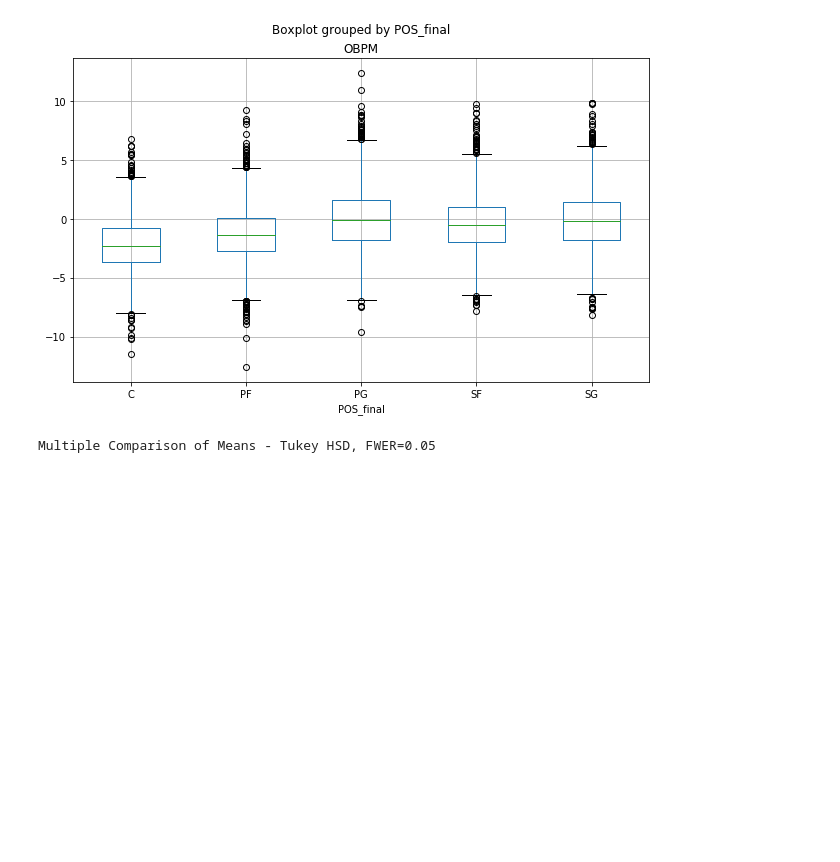
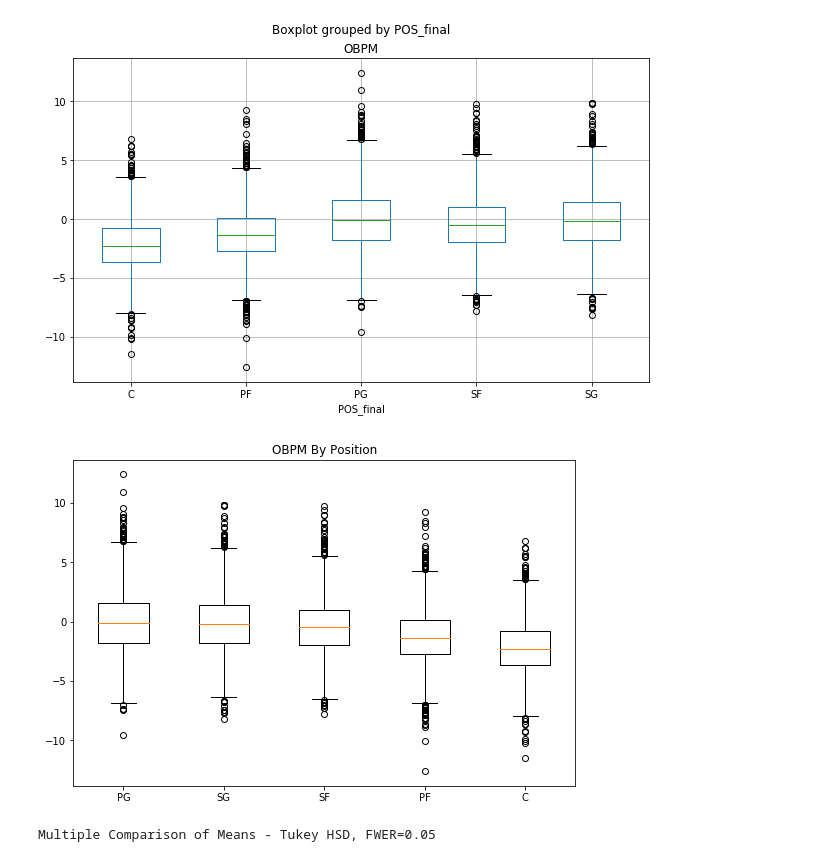
Before and after one commit to nteuthorn/Thinkful_Capstone1, a Jupyter notebook: Capstone 1.ipynb, the cells around one changed output. Saved outputs shown, nothing was run; the diff lists cells and outputs as text; code cells hidden in the pictures; blank space fills up the shorter version.

```diff
--- a/Capstone 1.ipynb
+++ b/Capstone 1.ipynb
@@ -564,6 +581,20 @@ y82_player_stats[(y82_player_stats.Role != 0)].boxplot('OBPM', by='POS_final', f
 # %% [output]
 <matplotlib.axes._subplots.AxesSubplot at 0x...>
 [figure]
+# %%
+data_to_plot = [y82_player_stats[(y82_player_stats.Role != 0) & (y82_player_stats.POS_final == 'PG')].OBPM,
+                y82_player_stats[(y82_player_stats.Role != 0) & (y82_player_stats.POS_final == 'SG')].OBPM,
+                y82_player_stats[(y82_player_stats.Role != 0) & (y82_player_stats.POS_final == 'SF')].OBPM,
+                y82_player_stats[(y82_player_stats.Role != 0) & (y82_player_stats.POS_final == 'PF')].OBPM,
+                y82_player_stats[(y82_player_stats.Role != 0) & (y82_player_stats.POS_final == 'C')].OBPM,]
+
+fig = plt.figure(1, figsize=(9, 6))
+ax = fig.add_subplot(111)
+ax.set_title('OBPM By Position')
+ax.set_xticklabels(['PG', 'SG', 'SF', 'PF', 'C'])
+bp = ax.boxplot(data_to_plot)
+# %% [output]
+[figure, added]
 # %%
 tukey_DBPM = pairwise_tukeyhsd(endog = y82_player_stats[(y82_player_stats.Role != 0)].DBPM,
                           groups = y82_player_stats[(y82_player_stats.Role != 0)].POS_final,
```
Also changed, not shown: parts of 2 cells of this notebook, 1 other file.
